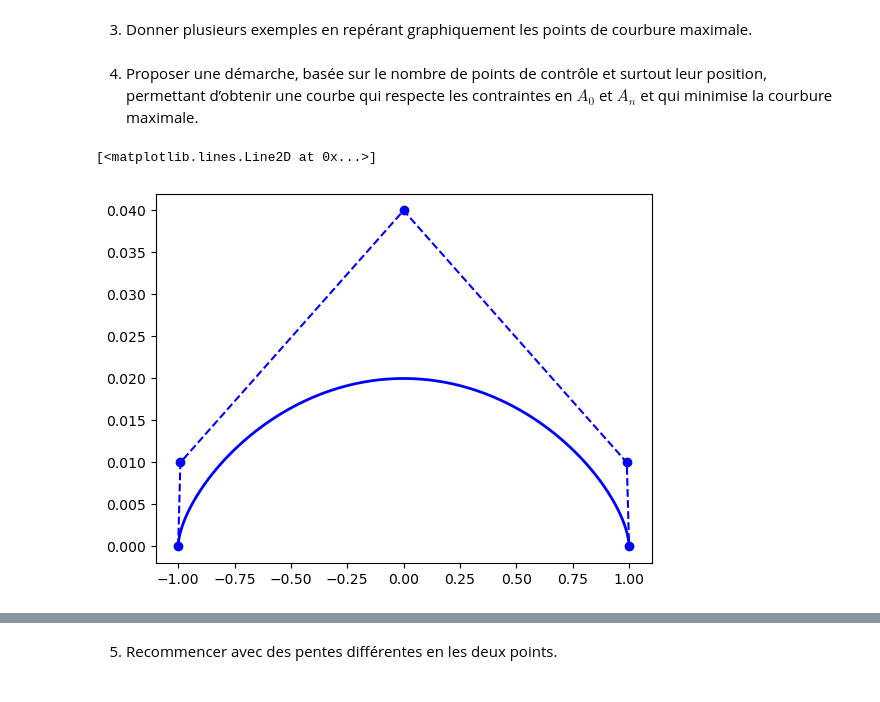
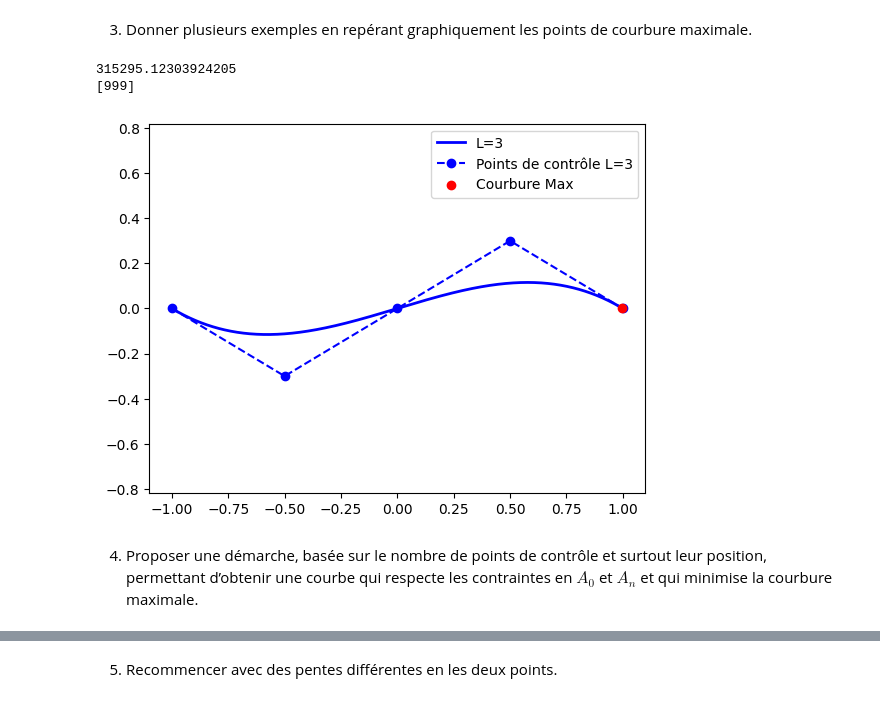
Before and after one commit to EvanTrenchant/Courbure-Minimale-Analyse5, a Jupyter notebook: CourbureMinimale.ipynb, the cells around one changed output, grey strips where cells are left out. Cells and saved outputs as stored; diff of their text form; code cells hidden in the pictures.

```diff
--- a/CourbureMinimale.ipynb
+++ b/CourbureMinimale.ipynb
@@ -273,32 +274,54 @@ plt.show()
 ## 2 Courbe de courbure minimale
 # %% [markdown]
 ##### 1. Écrire un programme qui, pour des fonctions $x$ et $y$ et un paramètre $t$, calcule la courbure de la courbe correspondante en $t$.
+# %%
+def k(Xprime, Zprime, Xseconde, Zseconde, t=None, DT=None):
+    Kliste = []
+    for i in range(len(Xprime) - 1):
+        k1 = abs(Xseconde[i] * Zprime[i] - Xprime[i] * Zseconde[i]) / ((Xprime[i] ** 2 + Zprime[i] ** 2) ** (3 / 2))
+        Kliste.append(k1)
+    if t is None:
+        return Kliste
+    else:
+        return Kliste[int(DT / 1000 * t)]
 # %% [markdown]
 2. Écrire un programme qui calcule la courbure maximale d’une courbe paramétrée.
 # %%
-def k (A):
-    Xliste = X(A)
-    Zliste = Z(A)
+def C(A):
+
+    Xliste = X(A) + [-1.5] + [1.5]
+    print (Xliste)
+    Zliste = Z(A) + [-0.5] + [-0.5]
     Xprime = derivee(Xliste)
     Zprime = derivee(Zliste)
     Xseconde = derivee(Xprime)
     Zseconde = derivee(Zprime)
-    Kliste = k(Xprime, Zprime, Xseconde, Zseconde)
-    somme = 0
-    for i in range (len(Kliste)):
-        somme += (Kliste[i]**2)*np.sqrt(Xprime[i]**2 + Zprime[i]**2)
-    return somme
+    Cliste = k(Xprime, Zprime, Xseconde, Zseconde)
+    CourbMax = max(Cliste)
+    t = [i for i, c in enumerate(Cliste) if c == CourbMax]
+    return CourbMax, t
 # %% [markdown]
 3. Donner plusieurs exemples en repérant graphiquement les points de courbure maximale.
+# %%
+
+A = [[-1, 0],  [-0.5, -0.3], [0, 0], [0.5, 0.3], [1, 0]]
+CourbMax , t = C(A)
+print(CourbMax)
+print(t)
+Xliste = X(A)
+GAMMA1 = gamma(A)
+GAMMA1 = np.array(GAMMA1)
+plt.plot(GAMMA1[:, 0], GAMMA1[:, 1], label='L=3', color='blue', linestyle='-', linewidth=2)
+A2 = np.array(A)
+plt.plot(A2[:, 0], A2[:, 1], linestyle='--', label='Points de contrôle L=3', color='blue', marker='o')
+plt.axis('equal')
+for i in range(len(t)):
+    plt.scatter(X(A)[t[i]], Z(A)[t[i]], color='red', label='Courbure Max', zorder=5)
+plt.legend()
+plt.show()
+# %% [output]
+315295.12303924205
+[999]
+[figure, added]
 # %% [markdown]
 4. Proposer une démarche, basée sur le nombre de points de contrôle et surtout leur position, permettant d’obtenir une courbe qui respecte les contraintes en $A_0$ et $A_n$ et qui minimise la courbure maximale.
-# %%
-A = [[-1, 0], [-0.99, 0.01],[0,0.04],[0.99, 0.01], [1, 0]]
-GAMMA1 = gamma(A)
-GAMMA1 = np.array(GAMMA1)
-plt.plot(GAMMA1[:, 0], GAMMA1[:, 1], label='L=3', color='blue', linestyle='-', linewidth=2)
-A2 = np.array(A)
-plt.plot(A2[:, 0], A2[:, 1], linestyle='--', label='Points de contrôle L=3', color='blue', marker='o')
-# %% [output]
-[<matplotlib.lines.Line2D at 0x...>]
-[figure, removed]
```
Also changed, not shown: parts of 7 cells of this notebook, 1 other file.
